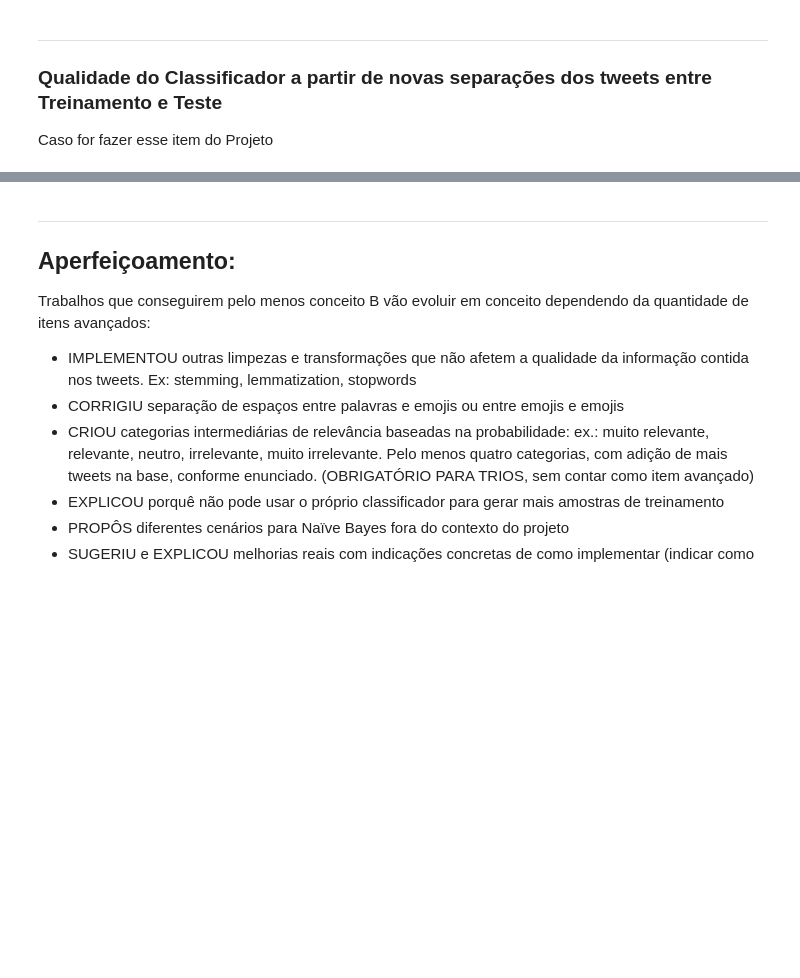
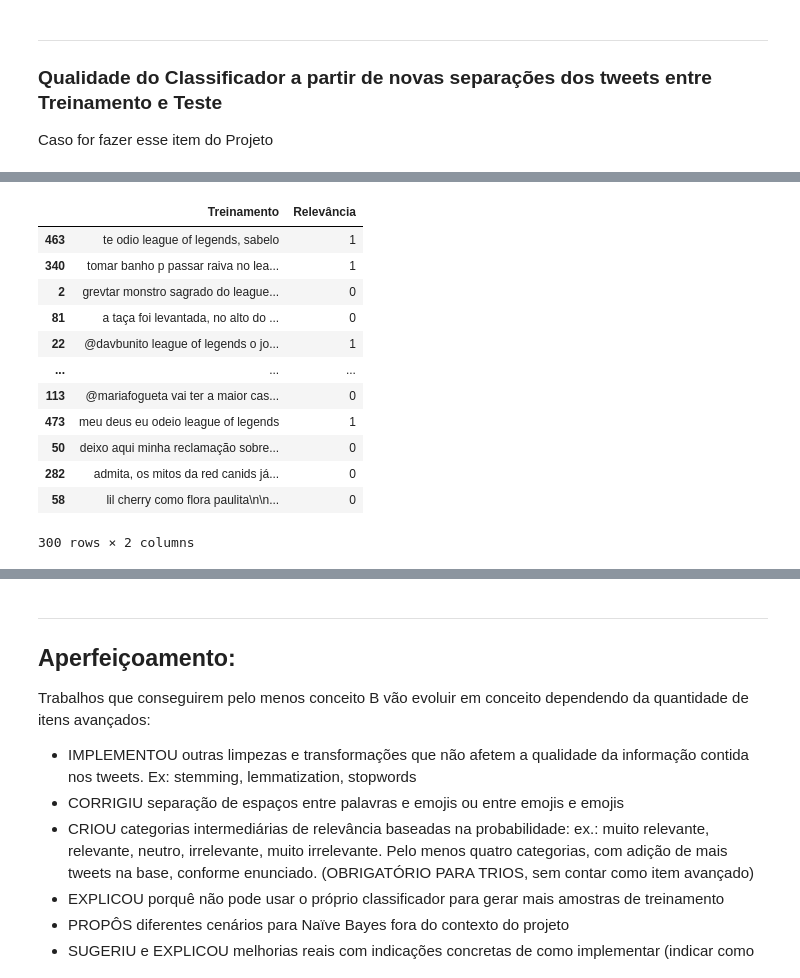
Before and after one commit to AndreBBM/Projeto-1-CDados, a Jupyter notebook: Projeto1_Funções_dos_classificadores.ipynb, the cells around one changed output, grey strips where cells are left out. Drawn from its saved outputs; the diff is of its cells as text; code cells hidden in the pictures; blank space fills up the shorter version.

```diff
--- a/Projeto1_Funções_dos_classificadores.ipynb
+++ b/Projeto1_Funções_dos_classificadores.ipynb
@@ -551,0 +569,16 @@ combined.sample(frac=1)
+# %%
+embaralhado.iloc[400:700,:]
+# %% [output]
+|  | Treinamento | Relevância |
+| 463 | te odio league of legends, sabelo | 1 |
+| 340 | tomar banho p passar raiva no lea... | 1 |
+| 2 | grevtar monstro sagrado do league... | 0 |
+| 81 | a taça foi levantada, no alto do ... | 0 |
+| 22 | @davbunito league of legends o jo... | 1 |
+| ... | ... | ... |
+| 113 | @mariafogueta vai ter a maior cas... | 0 |
+| 473 | meu deus eu odeio league of legends | 1 |
+| 50 | deixo aqui minha reclamação sobre... | 0 |
+| 282 | admita, os mitos da red canids já... | 0 |
+| 58 | lil cherry como flora paulita\n\n... | 0 |
+300 rows × 2 columns
```
Also changed, not shown: parts of 6 cells of this notebook.
